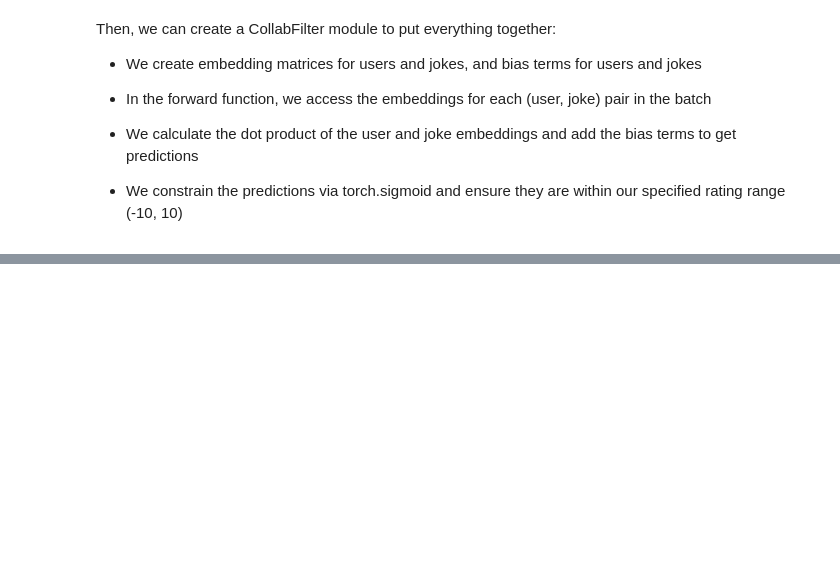
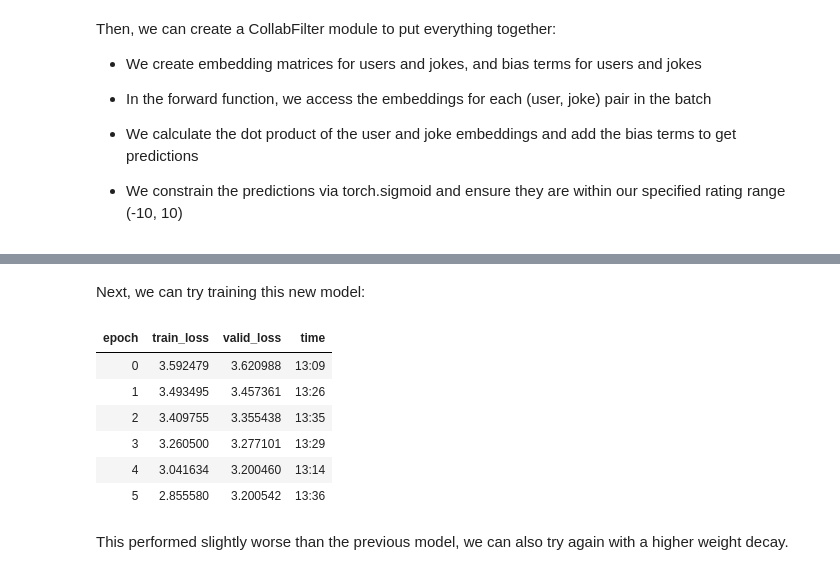
Before and after one commit to lowrollr/fastai_projects, a Jupyter notebook: lesson_7/collaborative_filtering.ipynb, the cells around one changed output, grey strips where cells are left out. Cells and saved outputs as stored; diff of their text form; code cells hidden in the pictures; blank space fills up the shorter version.

```diff
--- a/lesson_7/collaborative_filtering.ipynb
+++ b/lesson_7/collaborative_filtering.ipynb
@@ -141,0 +161,18 @@ In the next mini-project we'll expand on collaborative-filtering by using Deep L
+# %%
+class CollabFilterNN(Module):
+    def __init__(self, num_users, num_user_factors, num_jokes, num_joke_factors, hidden_activations, rating_range = (-10.5, 10.5)) -> None:
+        self.user_embedding, _ = create_embedding(num_users, num_user_factors)
+        self.joke_embedding, _ = create_embedding(num_jokes, num_joke_factors)
+        self.rating_range = rating_range
+
+        self.layers = nn.Sequential(
+            nn.Linear(num_user_factors + num_joke_factors, hidden_activations),
+            nn.ReLU(),
+            nn.Linear(hidden_activations, 1)
+        )
+
+    def forward(self, x):
+        embs = torch.cat([self.user_embedding[x[:,0]], self.joke_embedding[x[:,1]]], dim=1)
+        x = self.layers(embs)
+
+        return torch.sigmoid(x) * (self.rating_range[1] - self.rating_range[0]) + self.rating_range[0]
@@ -141,0 +186,16 @@ In the next mini-project we'll expand on collaborative-filtering by using Deep L
+# %% [markdown]
+Next, we can try training this new model:
+# %%
+cfnn = CollabFilterNN(num_users, user_factors, num_jokes, joke_factors, 100)
+learn = Learner(dls, cfnn, loss_func=mae)
+learn.fit_one_cycle(6, 4e-3, wd=0.01)
+# %% [output]
+| epoch | train_loss | valid_loss | time |
+| 0 | 3.592479 | 3.620988 | 13:09 |
+| 1 | 3.493495 | 3.457361 | 13:26 |
+| 2 | 3.409755 | 3.355438 | 13:35 |
+| 3 | 3.260500 | 3.277101 | 13:29 |
+| 4 | 3.041634 | 3.200460 | 13:14 |
+| 5 | 2.855580 | 3.200542 | 13:36 |
+# %% [markdown]
+This performed slightly worse than the previous model, we can also try again with a higher weight decay.
```
Also changed, not shown: parts of 20 cells of this notebook.
